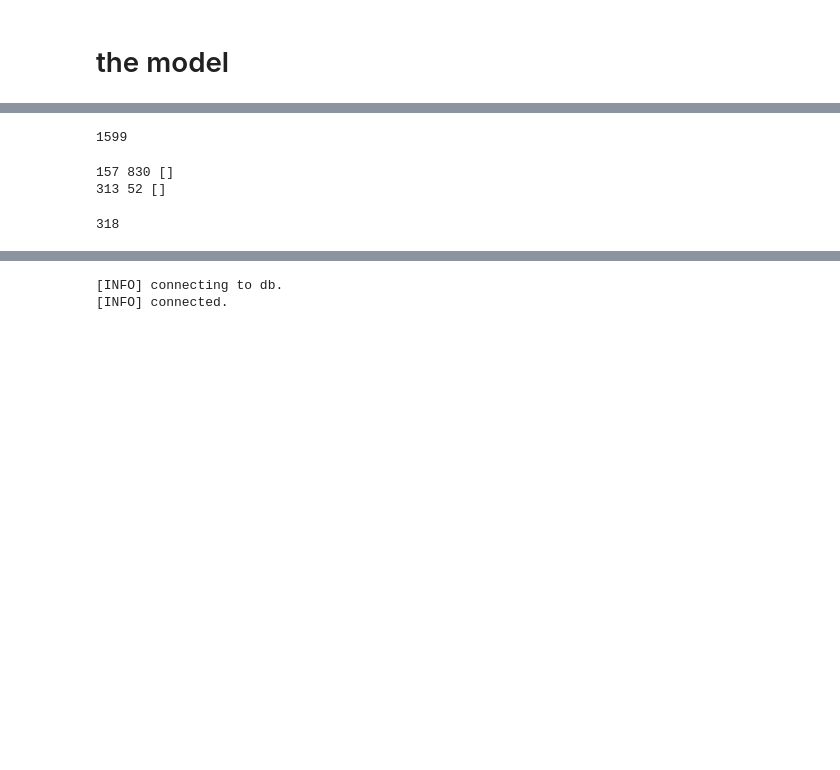
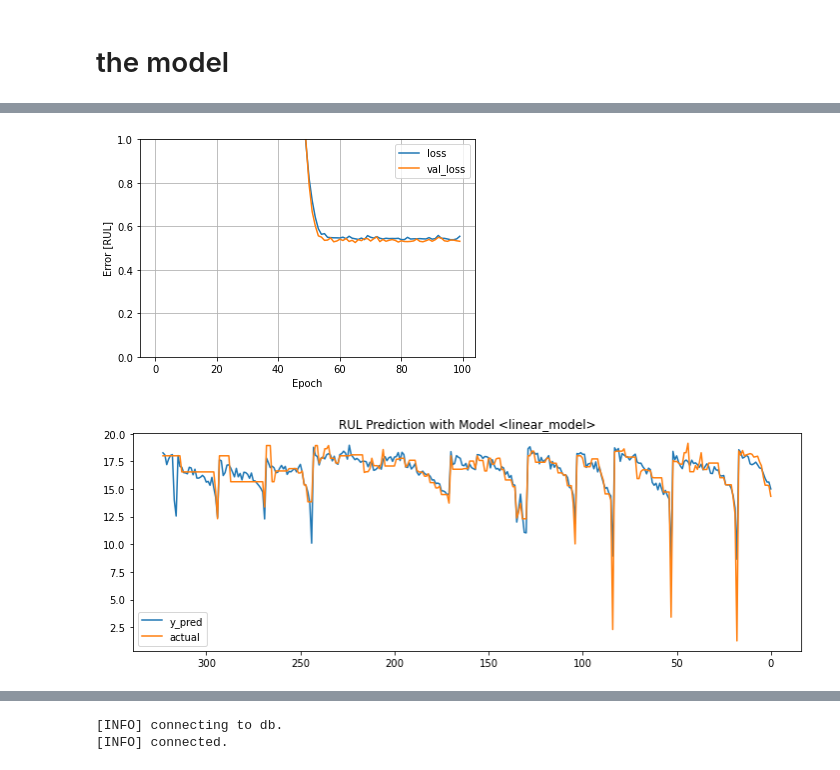
Before and after one commit to darrahts/uavTestbed, a Jupyter notebook: sql/data_analysis.ipynb, the cells around one changed output, grey strips where cells are left out. Saved outputs shown, nothing was run; the diff lists cells and outputs as text; code cells hidden in the pictures; blank space fills up the shorter version.

```diff
--- a/sql/data_analysis.ipynb
+++ b/sql/data_analysis.ipynb
@@ -1099,4 +1050,4 @@ from tensorflow.keras.layers.experimental import preprocessing
 import seaborn as sns
 
 # json dict to hold model information
-results = {}
+model_results = {}
@@ -1175,27 +1144,36 @@ mission_idx = np.concatenate(mission_idx)
-# %%
-len(mission_ids)
-# %% [output]
-1599
-# %%
-mids = []
-for i in range(0, len(test_df)):
-    _id = data_df['mission_id'].iloc[i]
-    res = np.where(mission_ids == _id)[0]
-    if len(res) > 0:
-        mids.append(mission_idx[res[0]])
-    else:
-        print(i, _id, res)
-        test_df = test_df[test_df['mission_id'] != _id]
-# %% [output]
-157 830 []
-313 52 []
-# %%
-len(mids)
-# %% [output]
-318
-# %%
-test_df['midx'] = mids
-test_df = test_df.sort_values(by='midx')
-midx = test_df.pop('midx')
-mids = test_df.pop('mission_id')
-y_pred = models[0].predict(test_df)
+# %%
+normalizer = preprocessing.Normalization()
+normalizer.adapt(np.array(train_df))
+
+learning_rate = .01
+layer_1_units = 1
+epochs        = 100
+val_split     = .2
+
+
+linear_model = tf.keras.Sequential([normalizer, tf.keras.layers.Dense(units=layer_1_units)])
+
+names = ['linear_model']
+models = [linear_model]
+
+for model in zip(models, names):
+
+    model[0].compile(optimizer=tf.optimizers.Adam(learning_rate=learning_rate), loss='mean_absolute_error')
+
+    history = linear_model.fit(train_df, train_labels, verbose=0, epochs=epochs, validation_split=val_split)
+
+    y_pred = model[0].predict(test_df)
+
+    plot_loss(history)
+
+    model_results[model[1]] = model[0].evaluate(test_df, test_labels, verbose=1)
+
+    plt.figure(figsize=(12,4))
+    plt.plot(y_pred, label='y_pred')
+    plt.plot(test_labels.values, label='actual')
+    plt.legend(loc='best')
+    plt.title(f"RUL Prediction with Model <{model[1]}>")
+    ax = plt.gca()
+    ax.invert_xaxis()
+    plt.show()
+# %% [output]
@@ -1201,0 +1181,2 @@ y_pred = models[0].predict(test_df)
+[figure, added]
+[figure, added]
```
Also changed, not shown: parts of 58 cells of this notebook.
